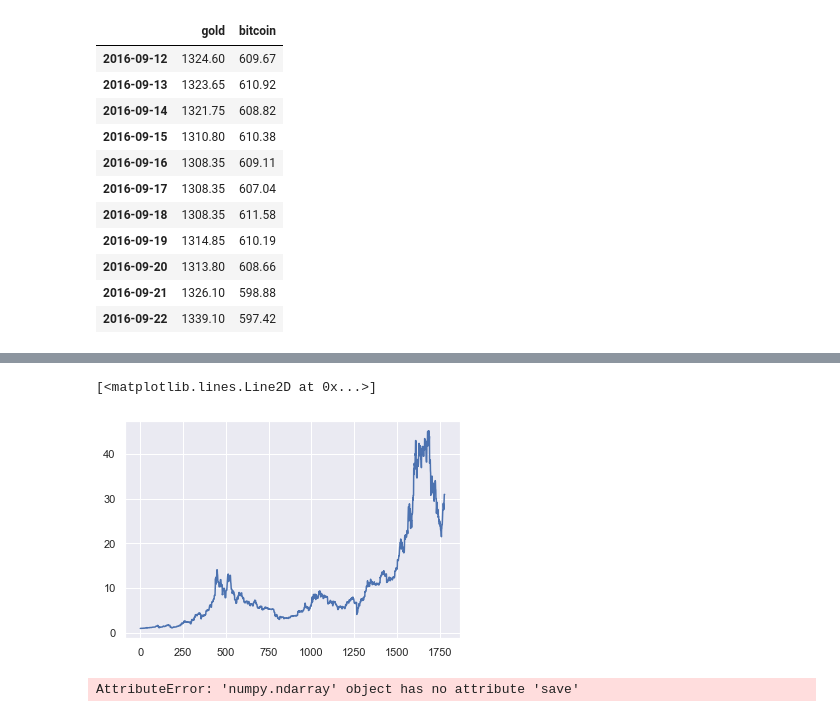
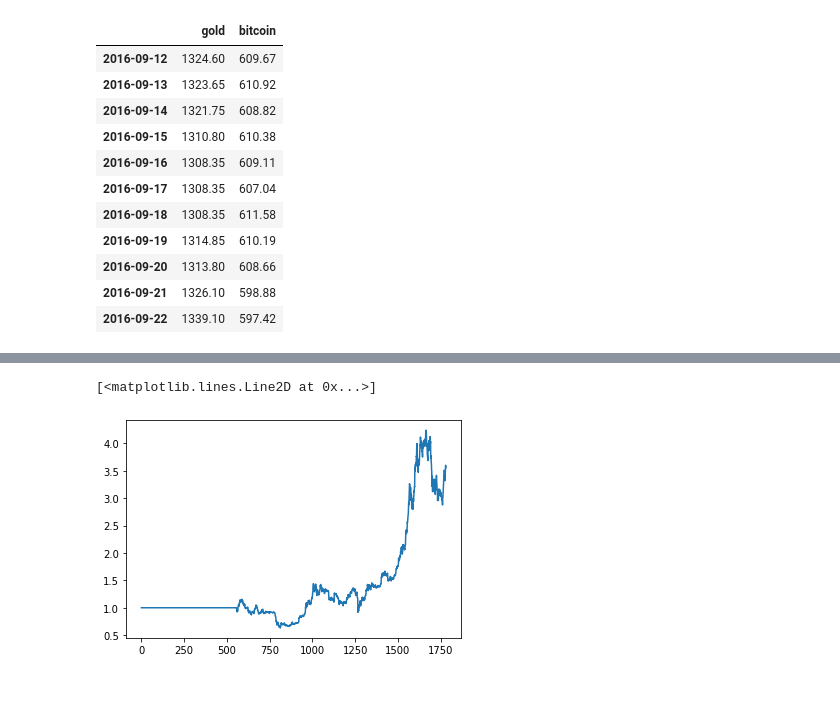
Before and after one commit to 1007210276/2022MCM, a Jupyter notebook: model/model.ipynb, the cells around one changed output, grey strips where cells are left out. Cells and saved outputs as stored; diff of their text form; code cells hidden in the pictures; blank space fills up the shorter version.

```diff
--- a/model/model.ipynb
+++ b/model/model.ipynb
@@ -160,25 +150,18 @@ Wrapping the env in a DummyVecEnv.
-# %%
-
-# del model # remove to demonstrate saving and loading
-# env = PortfolioEnv(price, pd.notna(gold)['Value'], pd.Timestamp('2016-9-12'), pd.Timestamp('2021-9-8'))
-model = DDPG.load("1e4-2-ddpg", env=env)
-obs = env.reset()
-rewardss = []
-while True:
-    action, _states = model.predict(obs)
-    obs, rewards, dones, info = env.step(action)
-    if dones:
-        break
-    rewardss.append(rewards)
-
-r = np.array(rewardss)
-r = r.cumsum()
-
-plt.plot(np.exp(r))
-# %% [output]
-[<matplotlib.lines.Line2D at 0x...>]
-[figure, removed]
-# %%
-np.exp(r).dump('../save/a.npy')
-# %% [output]
-AttributeError: 'numpy.ndarray' object has no attribute 'save'
+# %%
+
+del model # remove to demonstrate saving and loading
+
+model = PPO.load("ppo-10000")
+
+res = []
+best = 0
+for i in range(300):
+    r = evaluate(model, env)
+    if r.max() > best:
+        best = r.max()
+        res = r
+
+plt.plot(res)
+# %% [output]
+[<matplotlib.lines.Line2D at 0x...>]
+[figure, added]
```
Also changed, not shown: parts of 14 cells of this notebook, 8 other files.
